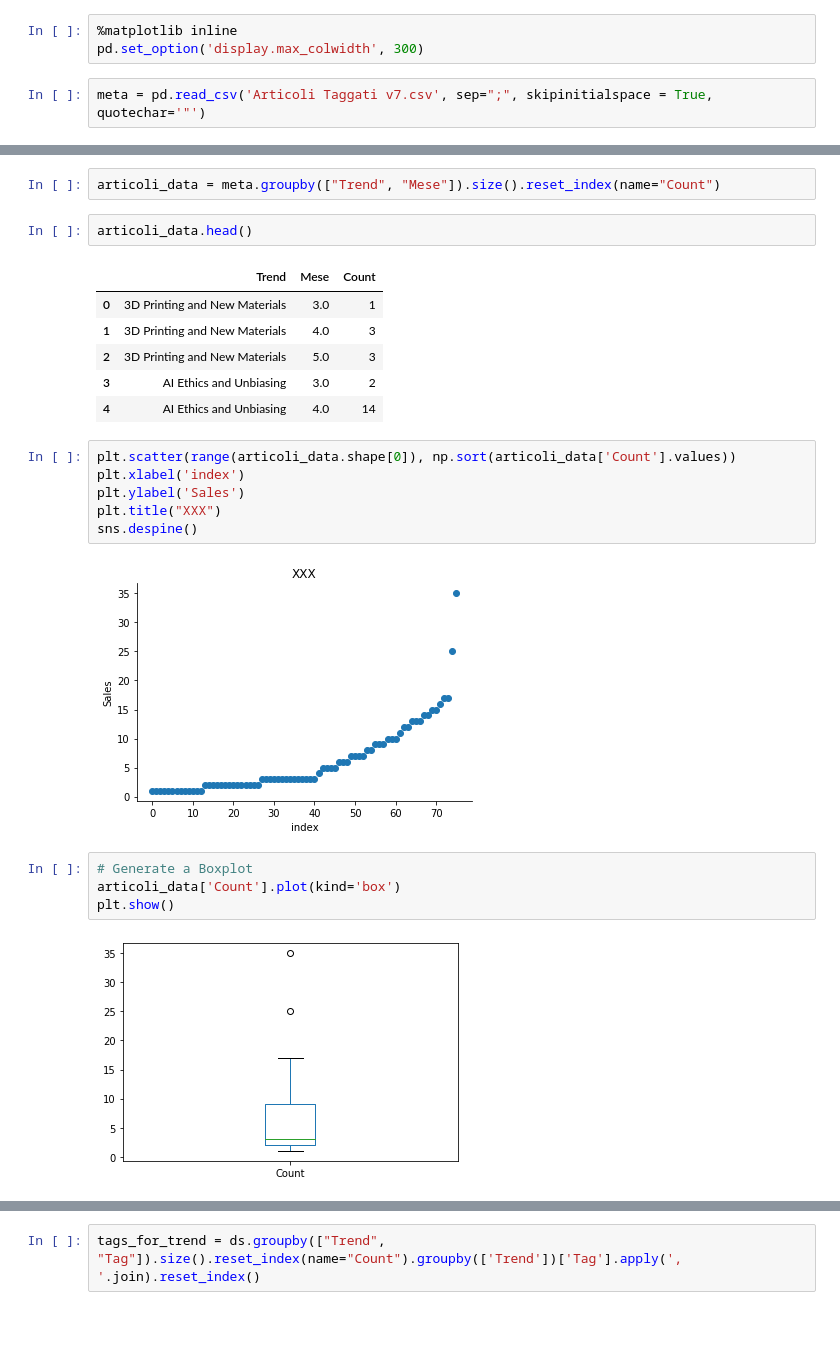
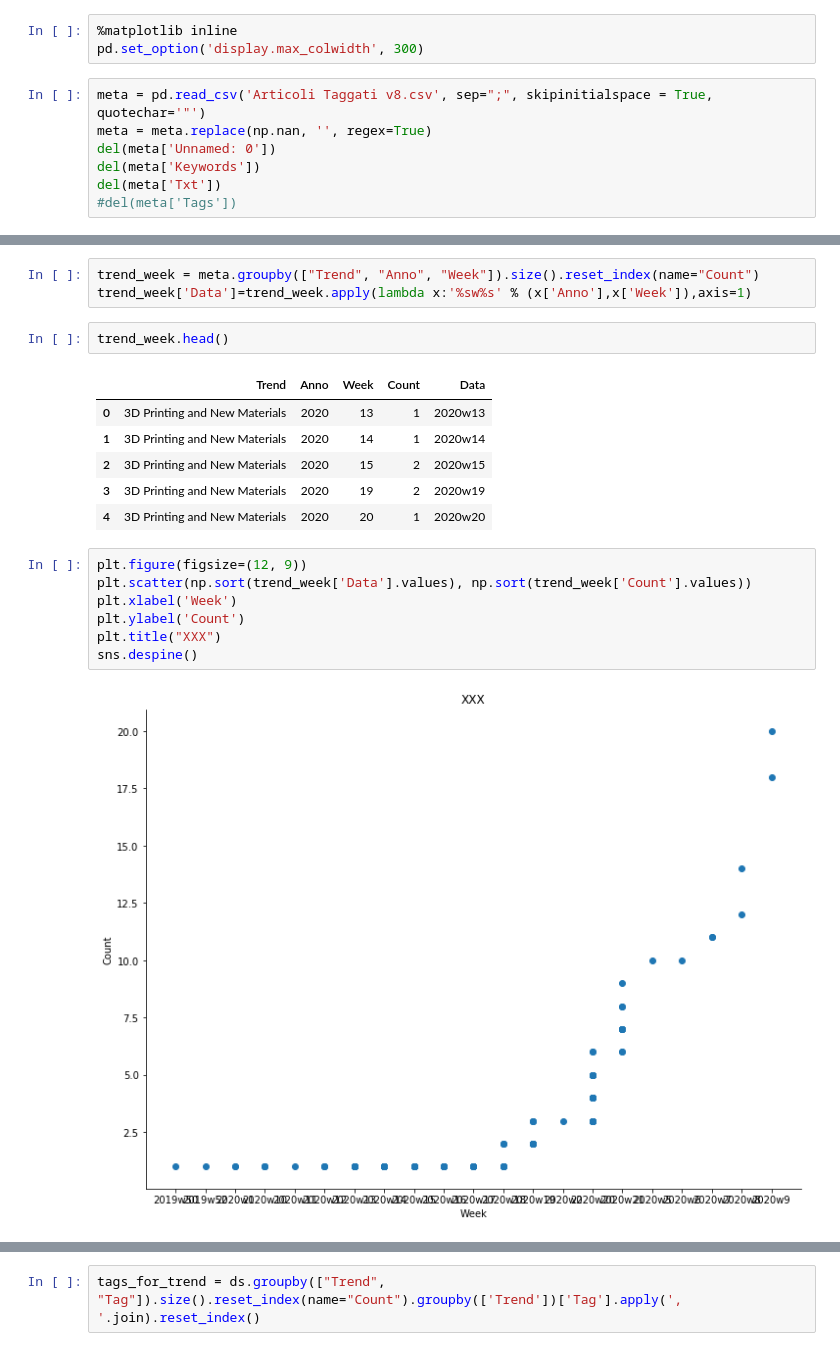
Before and after one commit to edoardo-esposito/linkscraper, a Jupyter notebook: juptyter/Anomaly Detection V1.ipynb, the cells around one changed output, grey strips where cells are left out. Drawn from its saved outputs; the diff is of its cells as text; blank space fills up the shorter version.

```diff
--- a/juptyter/Anomaly Detection V1.ipynb
+++ b/juptyter/Anomaly Detection V1.ipynb
@@ -15,4 +15,9 @@ from sklearn.model_selection import train_test_split
 %matplotlib inline
 pd.set_option('display.max_colwidth', 300)
 # %%
-meta = pd.read_csv('Articoli Taggati v7.csv', sep=";", skipinitialspace = True, quotechar='"')
+meta = pd.read_csv('Articoli Taggati v8.csv', sep=";", skipinitialspace = True, quotechar='"')
+meta = meta.replace(np.nan, '', regex=True)
+del(meta['Unnamed: 0'])
+del(meta['Keywords'])
+del(meta['Txt'])
+#del(meta['Tags'])
@@ -27,26 +38,22 @@ Index(['Unnamed: 0', 'ID', 'Titolo', 'Data', 'Trend', 'Anno', 'Mese', 'Txt',
       dtype='object')
-# %%
-articoli_data = meta.groupby(["Trend", "Mese"]).size().reset_index(name="Count")
+# %%
+trend_week = meta.groupby(["Trend", "Anno", "Week"]).size().reset_index(name="Count")
+trend_week['Data']=trend_week.apply(lambda x:'%sw%s' % (x['Anno'],x['Week']),axis=1)
 # %%
-articoli_data.head()
+trend_week.head()
 # %% [output]
-|  | Trend | Mese | Count |
-| 0 | 3D Printing and New Materials | 3.0 | 1 |
-| 1 | 3D Printing and New Materials | 4.0 | 3 |
-| 2 | 3D Printing and New Materials | 5.0 | 3 |
-| 3 | AI Ethics and Unbiasing | 3.0 | 2 |
-| 4 | AI Ethics and Unbiasing | 4.0 | 14 |
+|  | Trend | Anno | Week | Count | Data |
+| 0 | 3D Printing and New Materials | 2020 | 13 | 1 | 2020w13 |
+| 1 | 3D Printing and New Materials | 2020 | 14 | 1 | 2020w14 |
+| 2 | 3D Printing and New Materials | 2020 | 15 | 2 | 2020w15 |
+| 3 | 3D Printing and New Materials | 2020 | 19 | 2 | 2020w19 |
+| 4 | 3D Printing and New Materials | 2020 | 20 | 1 | 2020w20 |
 # %%
-plt.scatter(range(articoli_data.shape[0]), np.sort(articoli_data['Count'].values))
-plt.xlabel('index')
-plt.ylabel('Sales')
+plt.figure(figsize=(12, 9))
+plt.scatter(np.sort(trend_week['Data'].values), np.sort(trend_week['Count'].values))
+plt.xlabel('Week')
+plt.ylabel('Count')
 plt.title("XXX")
 sns.despine()
 # %% [output]
-[figure, old version]
+[figure, new version]
-# %%
-# Generate a Boxplot
-articoli_data['Count'].plot(kind='box')
-plt.show()
-# %% [output]
-[figure, removed]
```
Also changed, not shown: parts of 18 cells of this notebook, 3 other files.
